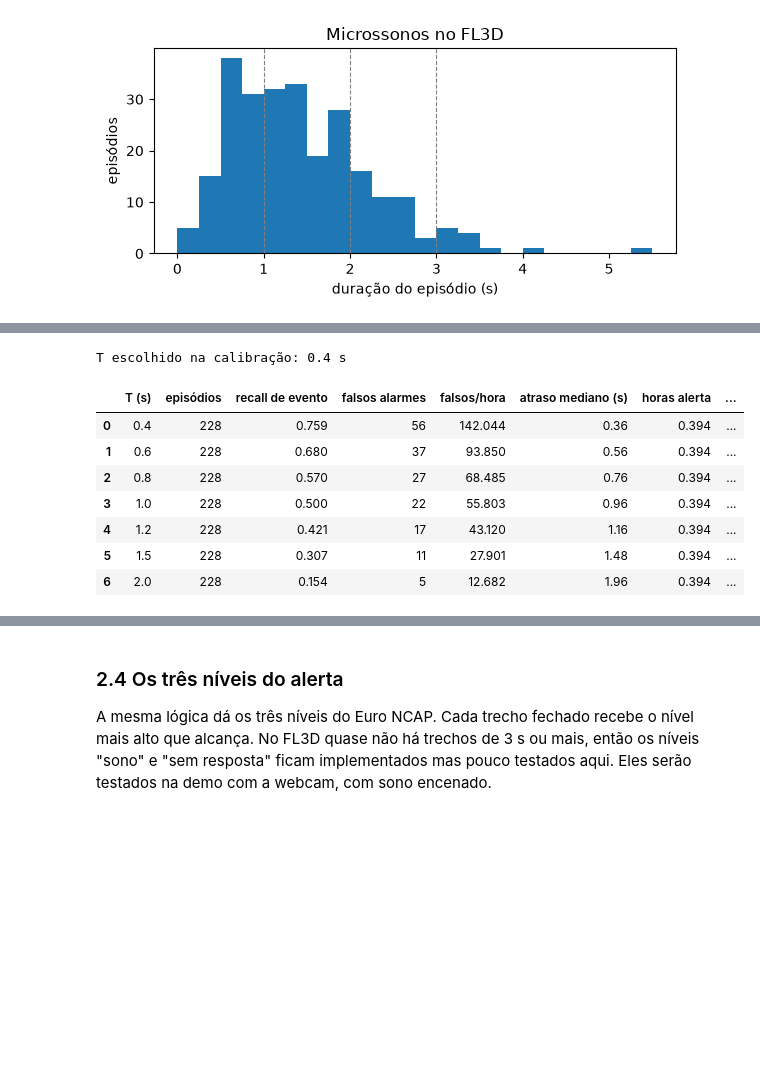
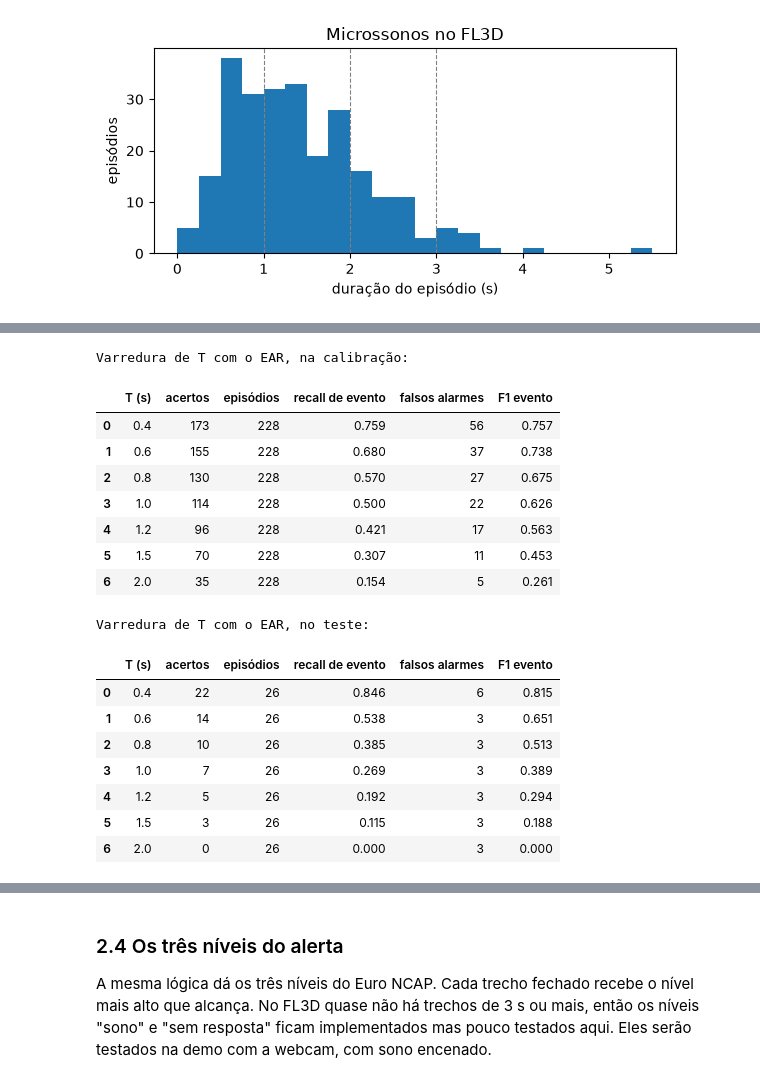
Before and after one commit to rcapozzielli/entrega_final_InsperAI_Wakely, a Jupyter notebook: wakely.ipynb, the cells around one changed output, grey strips where cells are left out. Drawn from its saved outputs; the diff is of its cells as text; code cells hidden in the pictures; blank space fills up the shorter version.

```diff
--- a/wakely.ipynb
+++ b/wakely.ipynb
@@ -400,60 +402,75 @@ Um alerta é **acerto** se cai dentro de um episódio (com tolerância de 0,5 s
 # %%
 BURACO_FECH = 3
 TOL = int(0.5 * FPS)
+T_ALERTA = 1.0   # limite inferior da faixa de microssono do Euro NCAP (1 a 2 s)
 
 
 def alertas(tl, col, limiar, T):
     fechado = (tl[col] >= limiar).fillna(False).values
     n = int(round(T * FPS))
     return [a + n - 1 for a, b in unir(trechos(fechado), BURACO_FECH) if b - a + 1 >= n]
 
 
-def avaliar_eventos(videos, col, limiar, T):
+def avaliar_eventos(videos, col, limiar, T, dur_min=0.0):
+    # dur_min: só episódios com pelo menos essa duração entram no recall. Um alerta
+    # dentro de um episódio mais curto não conta como acerto nem como falso alarme.
     n_ep = acertos = falsos = 0
     atrasos, horas_alerta = [], 0.0
     for v in videos:
         tl, eps = tempo[v], episodios[v]
+        validos = {i for i, (a, b) in enumerate(eps) if (b - a + 1) / FPS >= dur_min}
         detectado = set()
         for al in alertas(tl, col, limiar, T):
             dentro = [i for i, (a, b) in enumerate(eps) if a - TOL <= al <= b + TOL]
             if not dentro:
                 falsos += 1
             for i in dentro:
-                if i not in detectado:
+                if i in validos and i not in detectado:
                     detectado.add(i)
                     atrasos.append(max(al - eps[i][0], 0) / FPS)
-        n_ep += len(eps)
+        n_ep += len(validos)
         acertos += len(detectado)
         horas_alerta += tl.estado.eq("alert").sum() / FPS / 3600
-    return {"T (s)": T, "episódios": n_ep, "recall de evento": acertos / max(n_ep, 1),
+    return {"T (s)": T, "episódios": n_ep, "acertos": acertos, "recall de evento": acertos / max(n_ep, 1),
             "falsos alarmes": falsos, "falsos/hora": falsos / horas_alerta,
             "atraso mediano (s)": np.median(atrasos) if atrasos else np.nan,
             "horas alerta": horas_alerta}
 
 
-def escolher_T(col, limiar, Ts=(0.4, 0.6, 0.8, 1.0, 1.2, 1.5, 2.0)):
-    vids = sorted(fl3d.loc[fl3d.grupo == "calibração", "video"].unique())
-    tab = pd.DataFrame([avaliar_eventos(vids, col, limiar, T) for T in Ts])
+def varrer_T(videos, col, limiar, Ts=(0.4, 0.6, 0.8, 1.0, 1.2, 1.5, 2.0)):
+    # só informa o efeito de cada T: o T do sistema é T_ALERTA, que não sai desta tabela
+    tab = pd.DataFrame([avaliar_eventos(videos, col, limiar, T) for T in Ts])
     # F1 de evento: recall de evento x fração dos alertas que acertam
-    tab["F1 evento"] = [
-        2 * r * p / (r + p) if r + p else 0
-        for r, p in zip(tab["recall de evento"],
-                        tab["recall de evento"] * tab["episódios"]
-                        / np.maximum(tab["recall de evento"] * tab["episódios"] + tab["falsos alarmes"], 1))]
-    return tab, tab.loc[tab["F1 evento"].idxmax(), "T (s)"]
+    precisao = tab["acertos"] / np.maximum(tab["acertos"] + tab["falsos alarmes"], 1)
+    tab["F1 evento"] = np.where(tab["acertos"] > 0,
+                                2 * tab["recall de evento"] * precisao
+                                / np.maximum(tab["recall de evento"] + precisao, 1e-9), 0.0)
+    return tab
 
 
-tab_T_ear, T_EAR = escolher_T("fech_ear", LIMIAR_EAR)
-print(f"T escolhido na calibração: {T_EAR} s")
-tab_T_ear.round(3)
+videos_calib = sorted(fl3d.loc[fl3d.grupo == "calibração", "video"].unique())
+COLUNAS_T = ["T (s)", "acertos", "episódios", "recall de evento", "falsos alarmes", "F1 evento"]
+print("Varredura de T com o EAR, na calibração:")
+display(varrer_T(videos_calib, "fech_ear", LIMIAR_EAR)[COLUNAS_T].round(3))
+print("Varredura de T com o EAR, no teste:")
+display(varrer_T(videos_teste, "fech_ear", LIMIAR_EAR)[COLUNAS_T].round(3))
 # %% [output]
-T escolhido na calibração: 0.4 s
+Varredura de T com o EAR, na calibração:
-|  | T (s) | episódios | recall de evento | falsos alarmes | falsos/hora | atraso mediano (s) | horas alerta | ... |
-| 0 | 0.4 | 228 | 0.759 | 56 | 142.044 | 0.36 | 0.394 | ... |
-| 1 | 0.6 | 228 | 0.680 | 37 | 93.850 | 0.56 | 0.394 | ... |
-| 2 | 0.8 | 228 | 0.570 | 27 | 68.485 | 0.76 | 0.394 | ... |
-| 3 | 1.0 | 228 | 0.500 | 22 | 55.803 | 0.96 | 0.394 | ... |
-| 4 | 1.2 | 228 | 0.421 | 17 | 43.120 | 1.16 | 0.394 | ... |
-| 5 | 1.5 | 228 | 0.307 | 11 | 27.901 | 1.48 | 0.394 | ... |
-| 6 | 2.0 | 228 | 0.154 | 5 | 12.682 | 1.96 | 0.394 | ... |
+|  | T (s) | acertos | episódios | recall de evento | falsos alarmes | F1 evento |
+| 0 | 0.4 | 173 | 228 | 0.759 | 56 | 0.757 |
+| 1 | 0.6 | 155 | 228 | 0.680 | 37 | 0.738 |
+| 2 | 0.8 | 130 | 228 | 0.570 | 27 | 0.675 |
+| 3 | 1.0 | 114 | 228 | 0.500 | 22 | 0.626 |
+| 4 | 1.2 | 96 | 228 | 0.421 | 17 | 0.563 |
+| 5 | 1.5 | 70 | 228 | 0.307 | 11 | 0.453 |
+| 6 | 2.0 | 35 | 228 | 0.154 | 5 | 0.261 |
+Varredura de T com o EAR, no teste:
+|  | T (s) | acertos | episódios | recall de evento | falsos alarmes | F1 evento |
+| 0 | 0.4 | 22 | 26 | 0.846 | 6 | 0.815 |
+| 1 | 0.6 | 14 | 26 | 0.538 | 3 | 0.651 |
+| 2 | 0.8 | 10 | 26 | 0.385 | 3 | 0.513 |
+| 3 | 1.0 | 7 | 26 | 0.269 | 3 | 0.389 |
+| 4 | 1.2 | 5 | 26 | 0.192 | 3 | 0.294 |
+| 5 | 1.5 | 3 | 26 | 0.115 | 3 | 0.188 |
+| 6 | 2.0 | 0 | 26 | 0.000 | 3 | 0.000 |
 # %%
```
Also changed, not shown: parts of 16 cells of this notebook, 1 other file.
